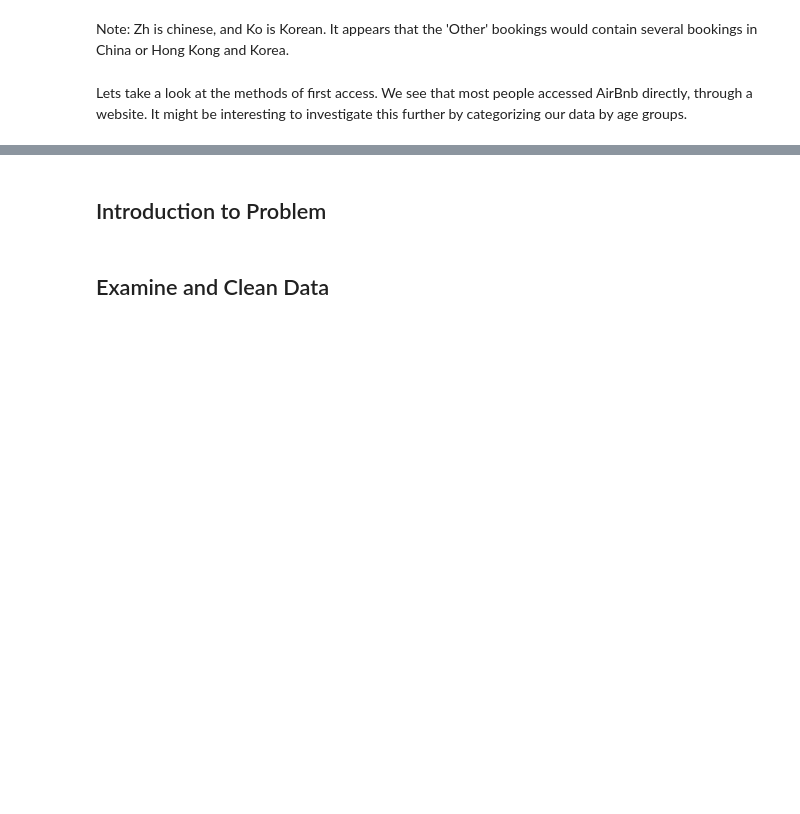
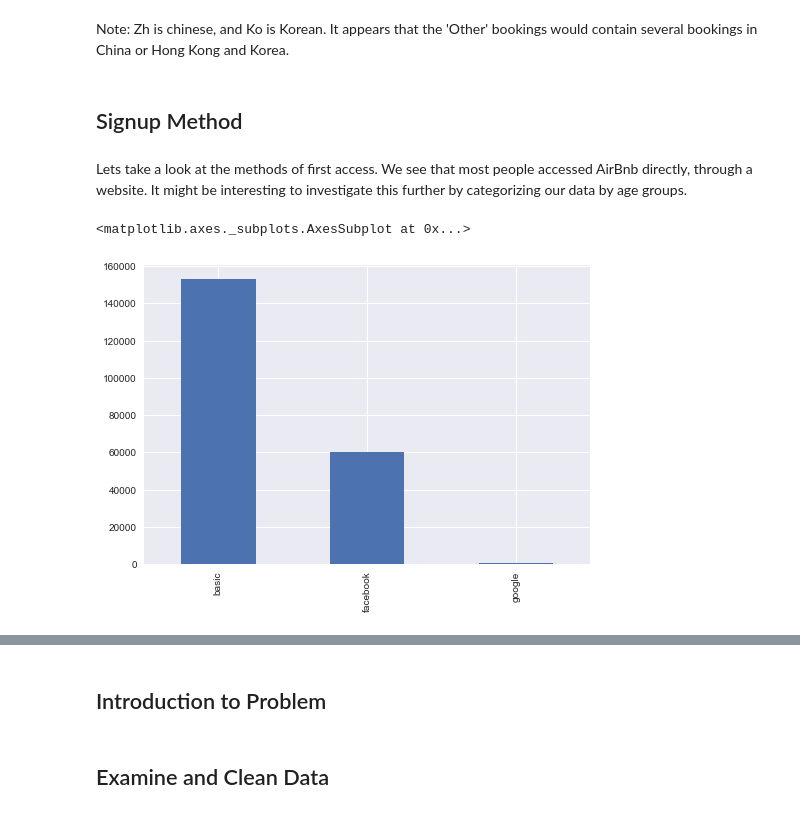
Before and after one commit to amungale/Hotel-Booking, a Jupyter notebook: AirBnB Analysis.ipynb, the cells around one changed output, grey strips where cells are left out. Cells and saved outputs as stored; diff of their text form; code cells hidden in the pictures; blank space fills up the shorter version.

```diff
--- a/AirBnB Analysis.ipynb
+++ b/AirBnB Analysis.ipynb
@@ -290,7 +291,14 @@ languages_foreign.value_counts().plot(kind='bar')
 # %% [markdown]
 Note: Zh is chinese, and Ko is Korean. It appears that the 'Other' bookings would contain several bookings in China or Hong Kong and Korea.
+# %% [markdown]
+## Signup Method
 # %% [markdown]
 Lets take a look at the methods of first access. We see that most people accessed AirBnb directly, through a website. It might be interesting to investigate this further by categorizing our data by age groups.
+# %%
+users['signup_method'].value_counts().plot(kind='bar')
+# %% [output]
+<matplotlib.axes._subplots.AxesSubplot at 0x...>
+[figure, added]
 # %%
 users['signup_app'].value_counts().plot(kind='bar')
 # %% [output]
```
Also changed, not shown: parts of 45 cells of this notebook.
